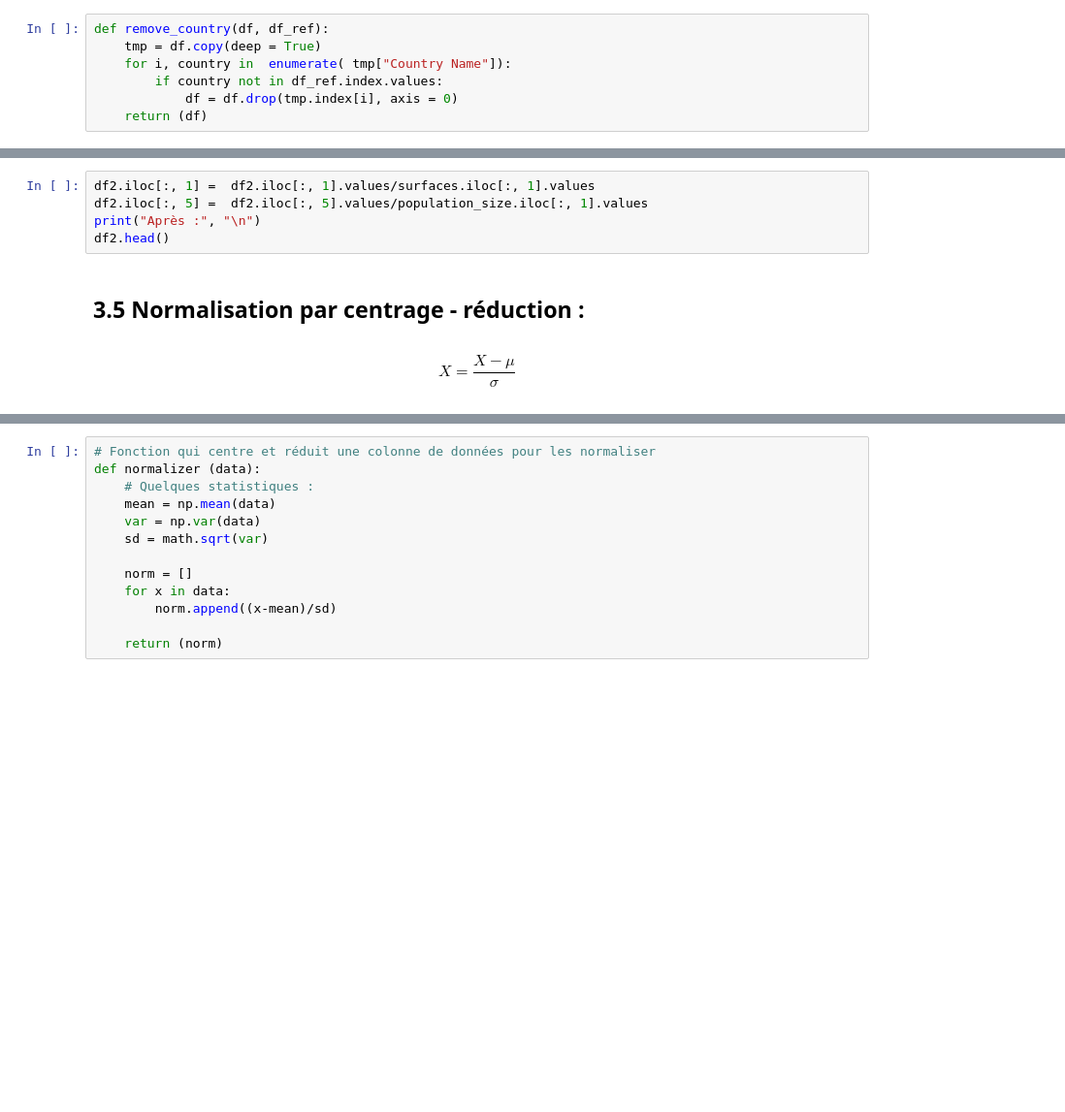
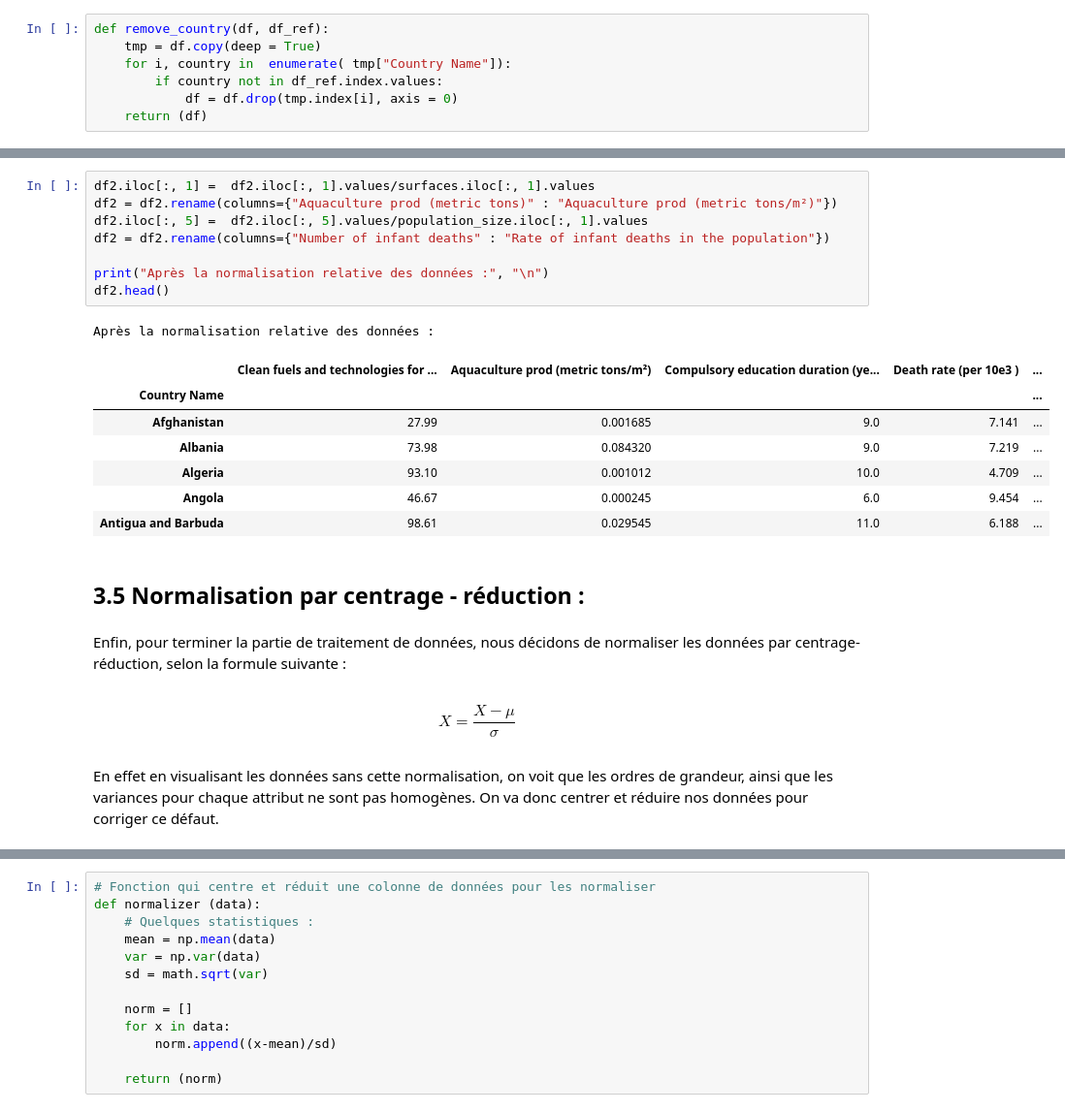
Before and after one commit to neonicoo/Projet-IA-4BiM-World-Dev-Indicator, a Jupyter notebook: Projet-IA.ipynb, the cells around one changed output, grey strips where cells are left out. Shown at 97% size. Drawn from its saved outputs; the diff is of its cells as text; blank space fills up the shorter version.

Commit message:
Relecture et ajout de descriptions sur la partie normalisation des données

```diff
--- a/Projet-IA.ipynb
+++ b/Projet-IA.ipynb
@@ -230,12 +301,28 @@ df2.head()
 # %%
 df2.iloc[:, 1] =  df2.iloc[:, 1].values/surfaces.iloc[:, 1].values
+df2 = df2.rename(columns={"Aquaculture prod (metric tons)" : "Aquaculture prod (metric tons/m²)"})
 df2.iloc[:, 5] =  df2.iloc[:, 5].values/population_size.iloc[:, 1].values
-print("Après :", "\n")
+df2 = df2.rename(columns={"Number of infant deaths" : "Rate of infant deaths in the population"})
+
+print("Après la normalisation relative des données :", "\n")
 df2.head()
+# %% [output]
+Après la normalisation relative des données :
+|  | Clean fuels and technologies for ... | Aquaculture prod (metric tons/m²) | Compulsory education duration (ye... | Death rate (per 10e3 ) | ... |
+| Country Name |  |  |  |  | ... |
+| Afghanistan | 27.99 | 0.001685 | 9.0 | 7.141 | ... |
+| Albania | 73.98 | 0.084320 | 9.0 | 7.219 | ... |
+| Algeria | 93.10 | 0.001012 | 10.0 | 4.709 | ... |
+| Angola | 46.67 | 0.000245 | 6.0 | 9.454 | ... |
+| Antigua and Barbuda | 98.61 | 0.029545 | 11.0 | 6.188 | ... |
 # %% [markdown]
 ## 3.5 Normalisation par centrage - réduction :
+# %% [markdown]
+Enfin, pour terminer la partie de traitement de données, nous décidons de normaliser les données par centrage-réduction, selon la formule suivante :
 # %% [markdown]
 \begin{equation*}
     X = \frac{X - \mu}{\sigma}
 \end{equation*}
+# %% [markdown]
+En effet en visualisant les données sans cette normalisation, on voit que les ordres de grandeur, ainsi que les variances pour chaque attribut ne sont pas homogènes. On va donc centrer et réduire nos données pour corriger ce défaut.
 # %%
```
Also changed, not shown: parts of 28 cells of this notebook.
